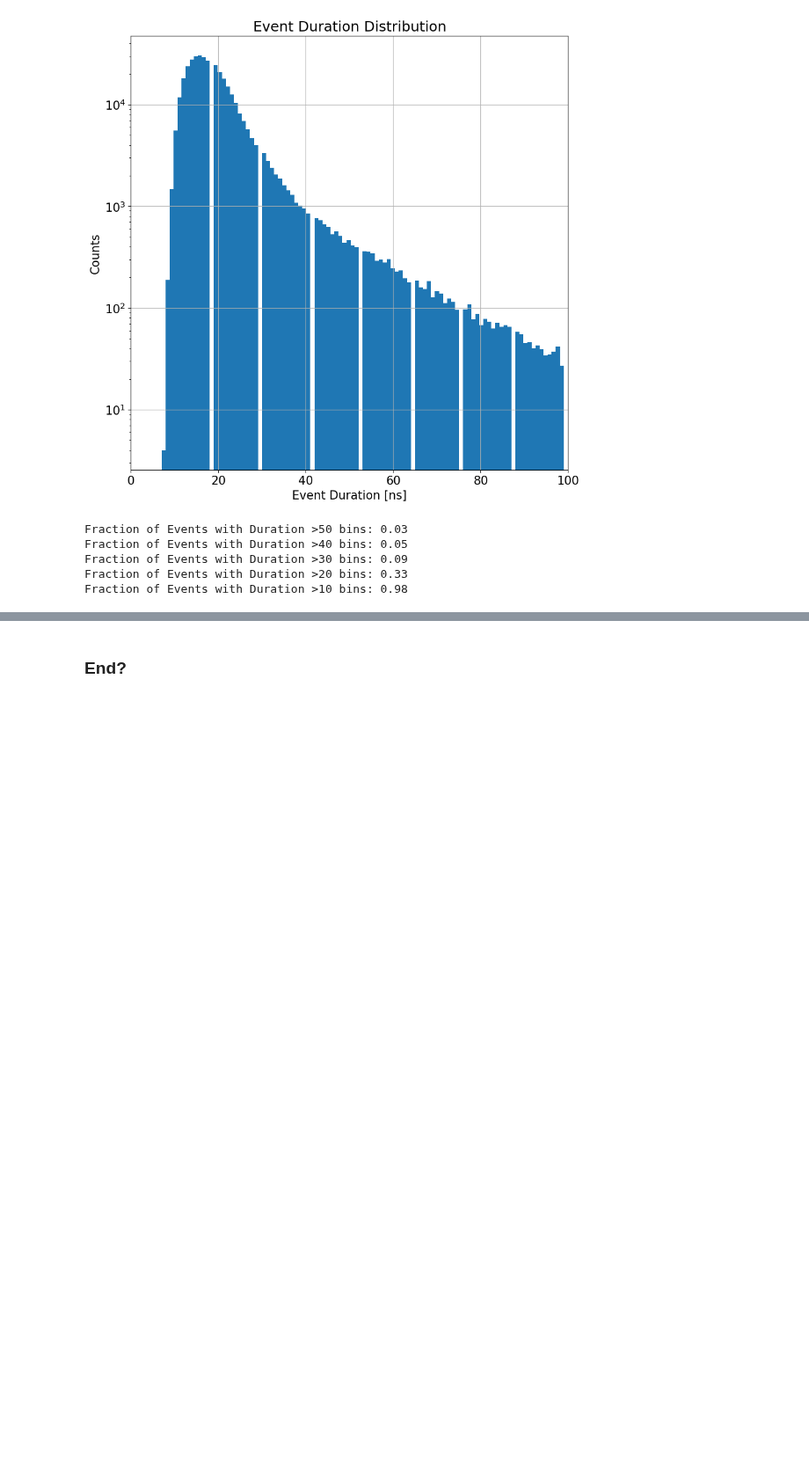
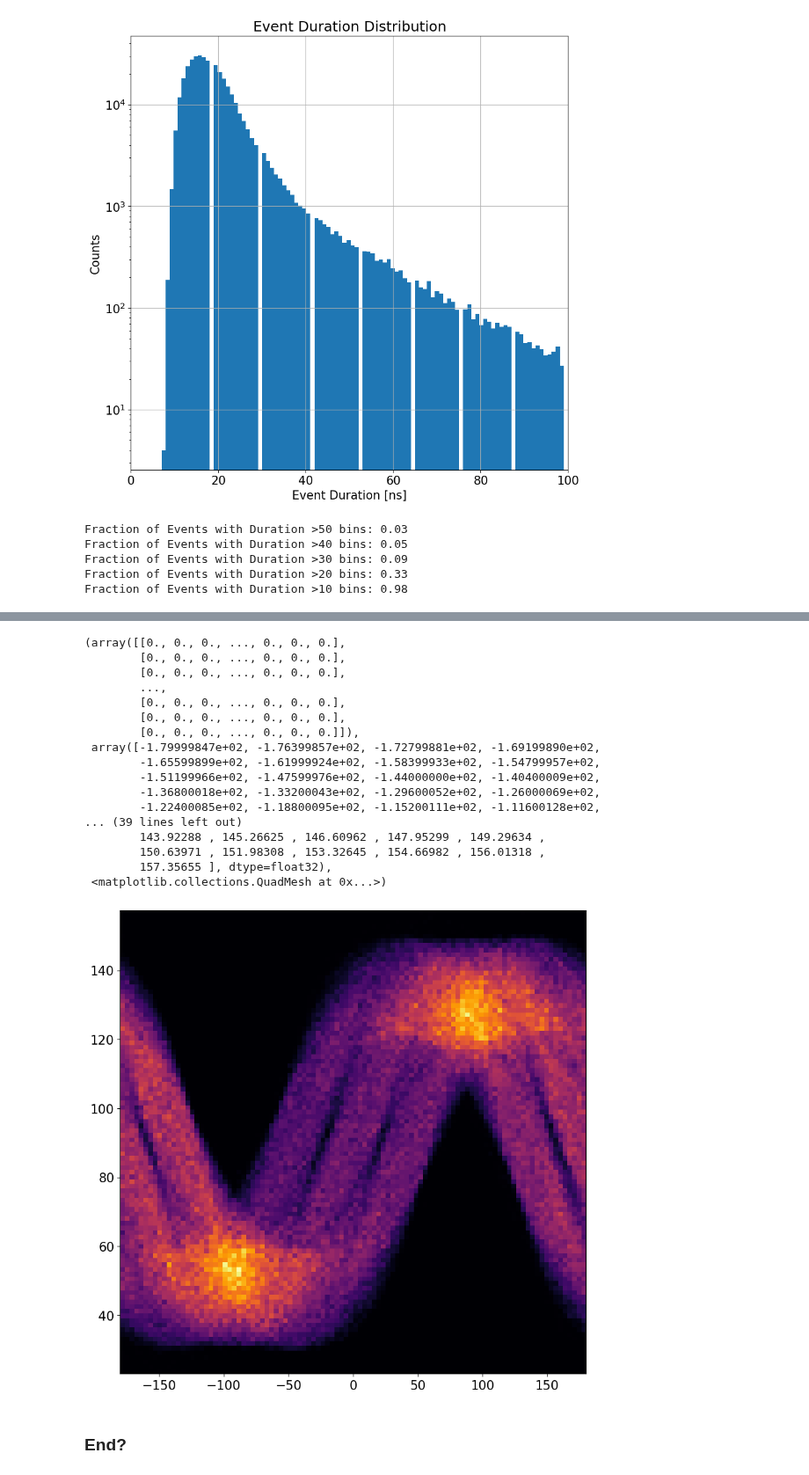
Before and after one commit to fedor-tairli/CDEProject, a Jupyter notebook: Dataset/TestingDataset_2.ipynb, the cells around one changed output, grey strips where cells are left out. Shown at 88% size. Drawn from its saved outputs; the diff is of its cells as text; code cells hidden in the pictures; blank space fills up the shorter version.

```diff
--- a/Dataset/TestingDataset_2.ipynb
+++ b/Dataset/TestingDataset_2.ipynb
@@ -42,4 +45,4 @@ def IndexToXY(indices,return_tensor=False):
 # %%
-DataPath = os.path.abspath('../Data/Processed/')
+DataPath = os.path.abspath('../Data/Proccessed/')
 print('DataPath:',DataPath)
 # %% [output]
@@ -554,2 +367,27 @@ Ratio of Status !=4 vs Status == 4: 3.241048610366039
+# %%
+ALL_SDP_Theta = Dataset.get_values('Gen_SDPTheta')
+ALL_SDP_Phi   = Dataset.get_values('Gen_SDPPhi')
+
+plt.figure()
+plt.hist2d(ALL_SDP_Phi*180/np.pi,ALL_SDP_Theta*180/np.pi,bins=100,cmap = 'inferno')
+# %% [output]
+(array([[0., 0., 0., ..., 0., 0., 0.],
+        [0., 0., 0., ..., 0., 0., 0.],
+        [0., 0., 0., ..., 0., 0., 0.],
+        ...,
+        [0., 0., 0., ..., 0., 0., 0.],
+        [0., 0., 0., ..., 0., 0., 0.],
+        [0., 0., 0., ..., 0., 0., 0.]]),
+ array([-1.79999847e+02, -1.76399857e+02, -1.72799881e+02, -1.69199890e+02,
+        -1.65599899e+02, -1.61999924e+02, -1.58399933e+02, -1.54799957e+02,
+        -1.51199966e+02, -1.47599976e+02, -1.44000000e+02, -1.40400009e+02,
+        -1.36800018e+02, -1.33200043e+02, -1.29600052e+02, -1.26000069e+02,
+        -1.22400085e+02, -1.18800095e+02, -1.15200111e+02, -1.11600128e+02,
+... (39 lines left out)
+        143.92288 , 145.26625 , 146.60962 , 147.95299 , 149.29634 ,
+        150.63971 , 151.98308 , 153.32645 , 154.66982 , 156.01318 ,
+        157.35655 ], dtype=float32),
+ <matplotlib.collections.QuadMesh at 0x...>)
+[figure, added]
 # %% [markdown]
 ### End?
```
Also changed, not shown: parts of 21 cells of this notebook.
